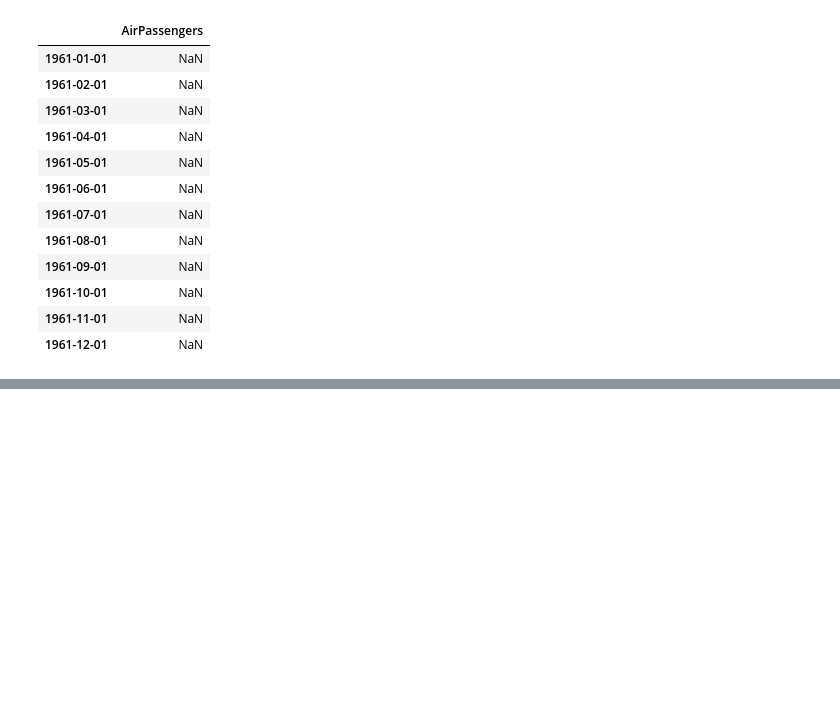
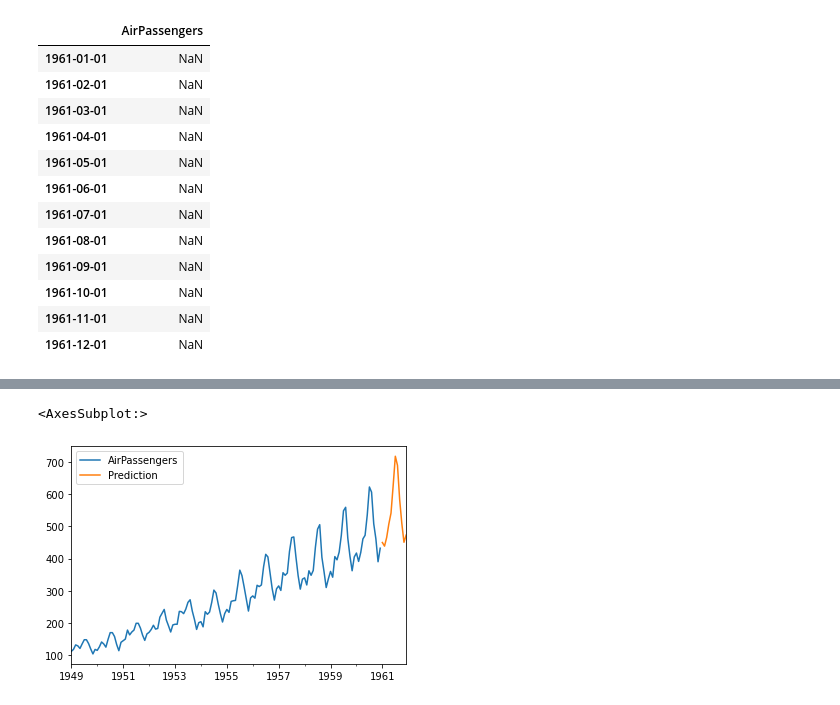
Before and after one commit to AmirRazaMBA/TensorFlow-Certification, a Jupyter notebook: 4. Time Series/AZ/TS_Forecasting/09_airpassengers_forecast.ipynb, the cells around one changed output, grey strips where cells are left out. Drawn from its saved outputs; the diff is of its cells as text; code cells hidden in the pictures; blank space fills up the shorter version.

```diff
--- a/4. Time Series/AZ/TS_Forecasting/09_airpassengers_forecast.ipynb
+++ b/4. Time Series/AZ/TS_Forecasting/09_airpassengers_forecast.ipynb
@@ -230,0 +241,5 @@ plt.show()
+# %%
+df_projected.plot()
+# %% [output]
+<AxesSubplot:>
+[figure, added]
```
Also changed, not shown: parts of 6 cells of this notebook, 5 other files.
